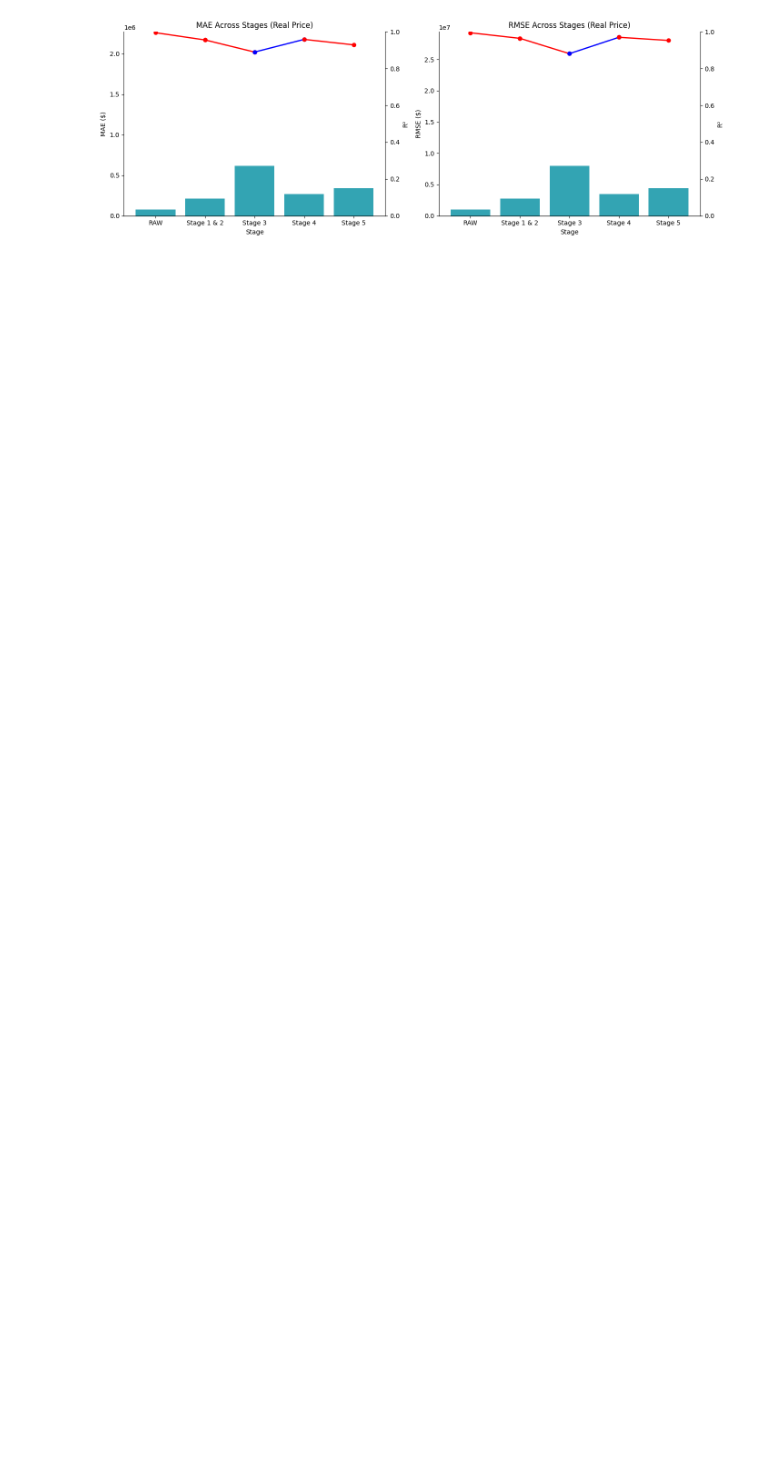
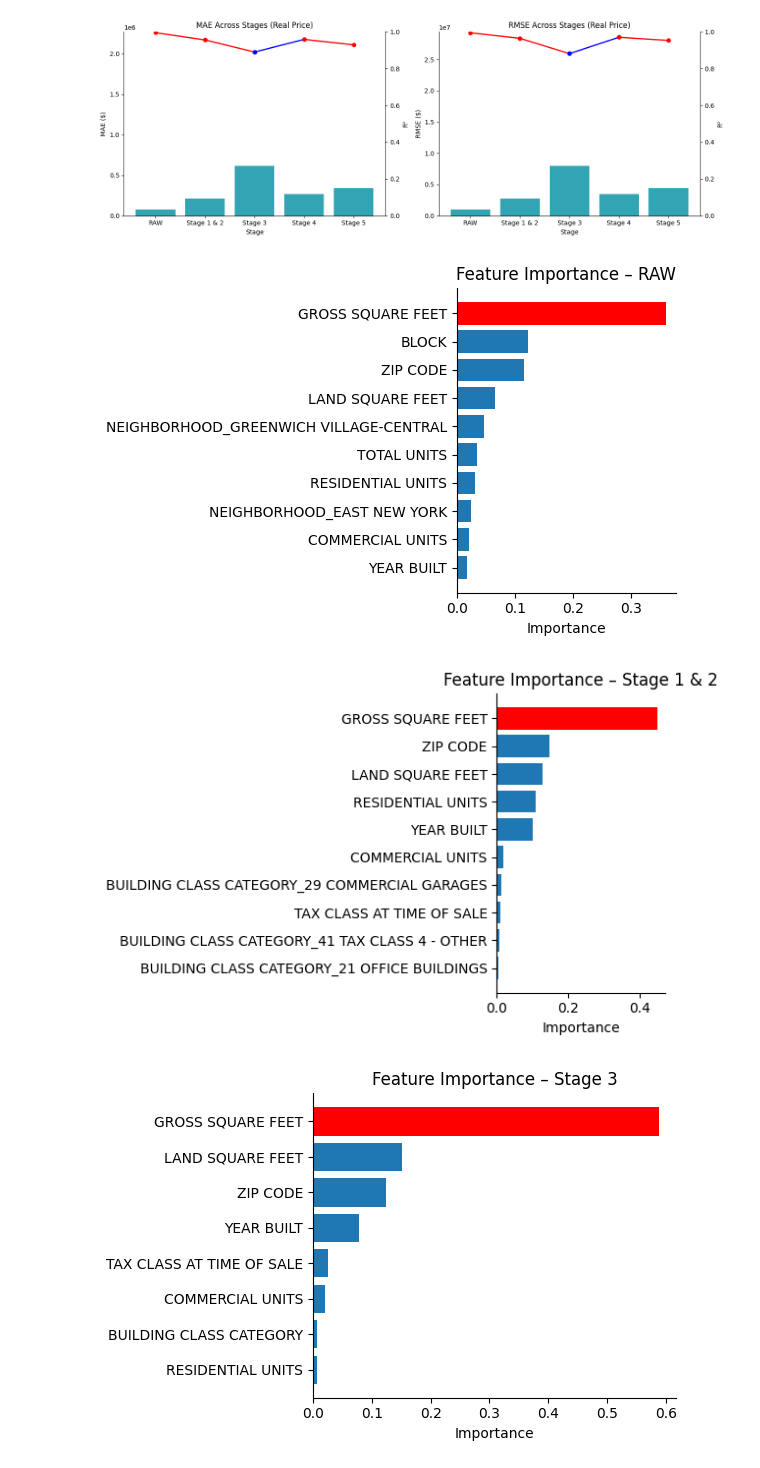
Before and after one commit to Gitzav/role_of_data_preparation, a Jupyter notebook: main.ipynb, the cells around one changed output. Saved outputs shown, nothing was run; the diff lists cells and outputs as text; code cells hidden in the pictures; blank space fills up the shorter version.

```diff
--- a/main.ipynb
+++ b/main.ipynb
@@ -1125,3 +1274,41 @@ plt.tight_layout()
 plt.show()
 # %% [output]
 [figure]
+# %%
+import matplotlib.pyplot as plt
+
+TOP_K = 10  # số feature muốn vẽ mỗi chart
+
+for stage_name, df_stage in fi_dict.items():
+    df = df_stage.sort_values("importance", ascending=False).head(TOP_K).copy()
+
+    # xác định feature quan trọng nhất
+    max_idx = df["importance"].idxmax()
+    max_feat = df.loc[max_idx, "base_feature"]
+
+    # tạo list màu: đỏ cho max, xanh (hoặc màu mặc định) cho phần còn lại
+    colors = ["tab:blue"] * len(df)
+    max_pos = df.index.get_loc(max_idx)
+    colors[max_pos] = "red"
+
+    # vẽ bar chart ngang
+    plt.figure(figsize=(6, 4))
+    plt.barh(df["base_feature"], df["importance"], color=colors)
+    plt.title(f"Feature Importance – {stage_name}")
+    plt.xlabel("Importance")
+
+    # đảo y để feature quan trọng nhất nằm trên cùng
+    plt.gca().invert_yaxis()
+
+    # style sạch
+    ax = plt.gca()
+    ax.grid(False)
+    ax.spines["top"].set_visible(False)
+    ax.spines["right"].set_visible(False)
+
+    plt.tight_layout()
+    plt.show()
+# %% [output]
+[figure, added]
+[figure, added]
+[figure, added]
```
Also changed, not shown: parts of 7 cells of this notebook.
